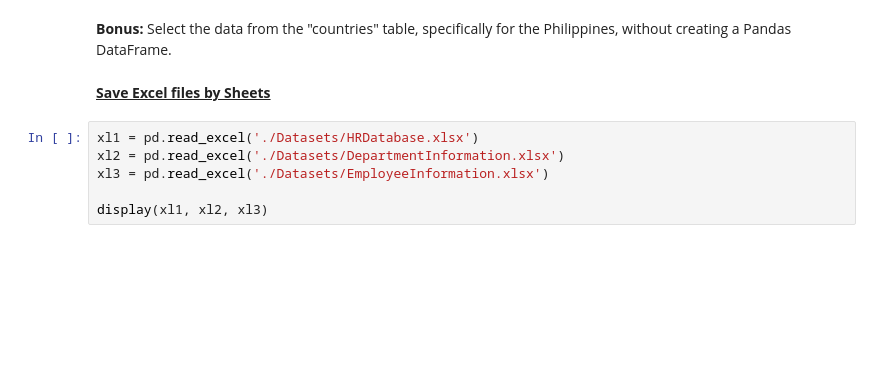
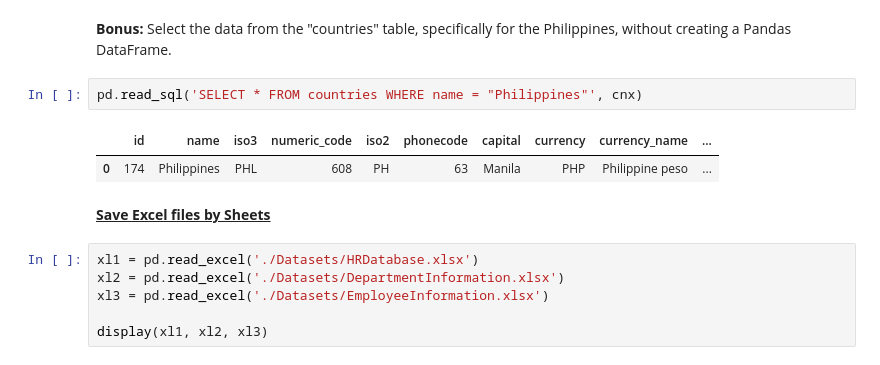
Before and after one commit to Teeejjj/DS411-Predictive-Analytics, a Jupyter notebook: DS411 - Exercise on Data Extraction Functions-Final.ipynb, the cells around one changed output. Drawn from its saved outputs; the diff is of its cells as text; blank space fills up the shorter version.

```diff
--- a/DS411 - Exercise on Data Extraction Functions-Final.ipynb
+++ b/DS411 - Exercise on Data Extraction Functions-Final.ipynb
@@ -137,5 +339,10 @@ db_1
 # %% [markdown]
 **Bonus:** Select the data from the "countries" table, specifically for the Philippines, without creating a Pandas DataFrame.
+# %%
+pd.read_sql('SELECT * FROM countries WHERE name = "Philippines"', cnx)
+# %% [output]
+|  | id | name | iso3 | numeric_code | iso2 | phonecode | capital | currency | currency_name | ... |
+| 0 | 174 | Philippines | PHL | 608 | PH | 63 | Manila | PHP | Philippine peso | ... |
 # %% [markdown]
 <u>**Save Excel files by Sheets**</u>
 # %%
```
Also changed, not shown: parts of 22 cells of this notebook, 5 other files.
